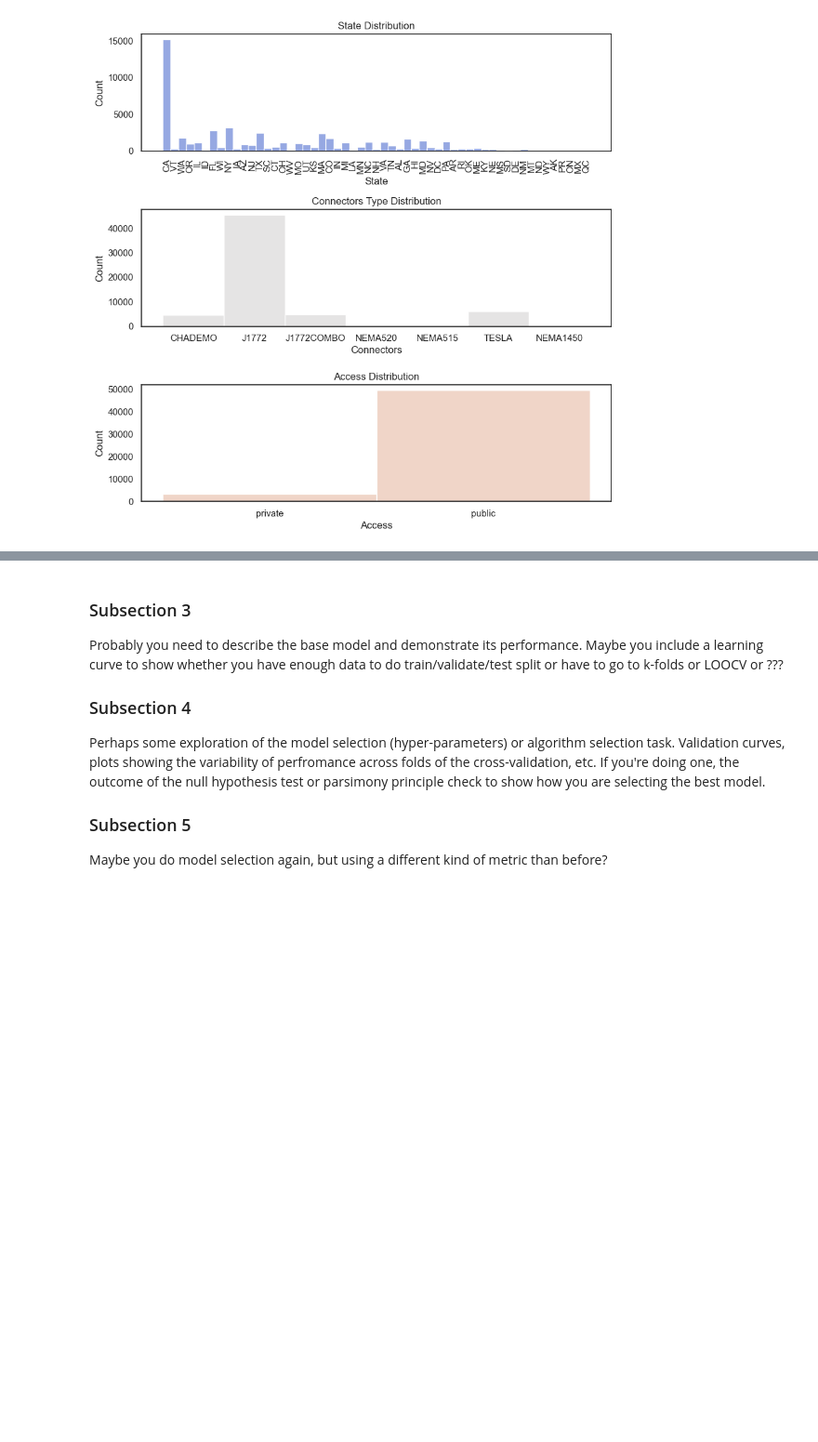
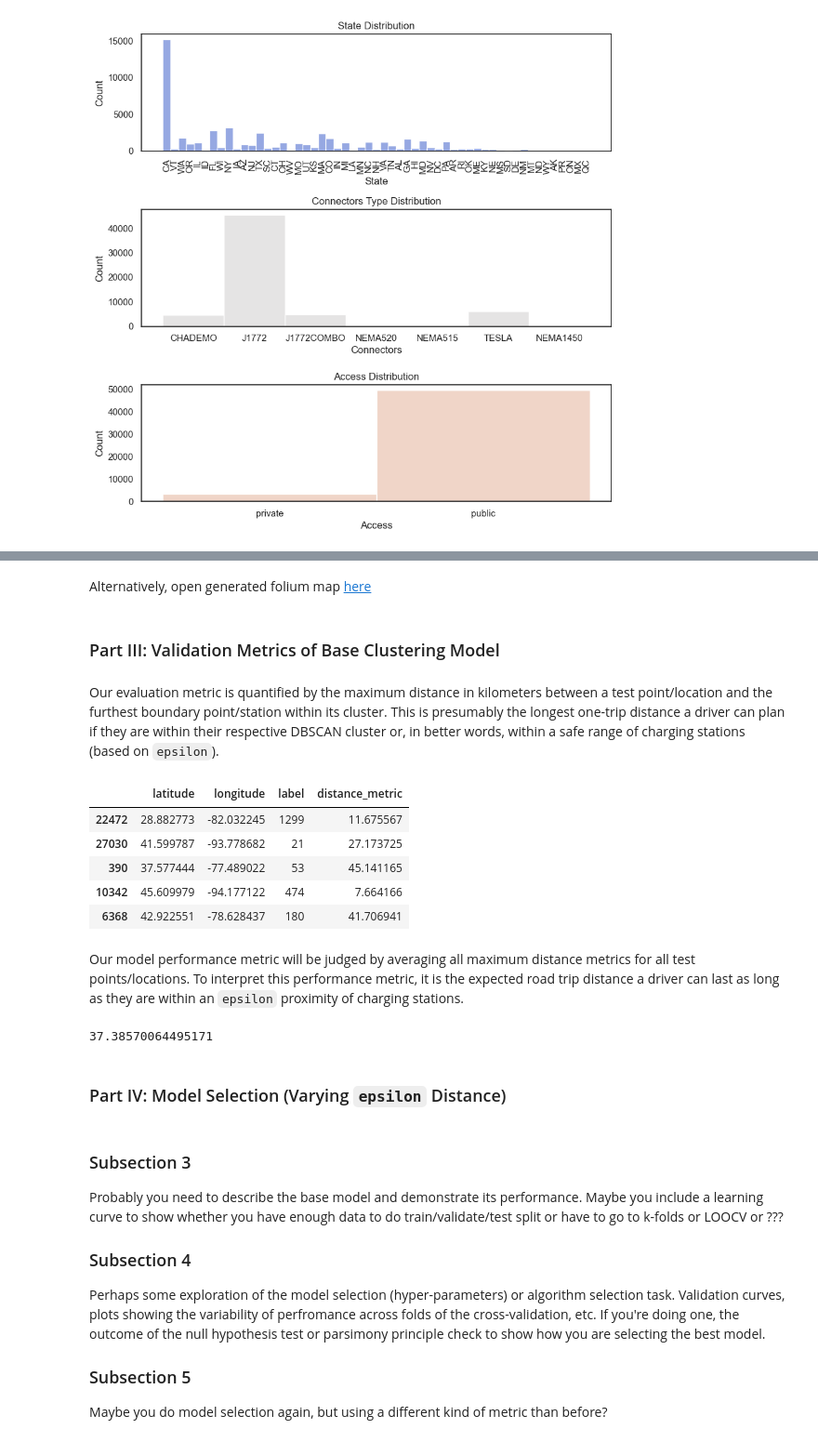
Before and after one commit to COGS118A/Group031-SP23, a Jupyter notebook: FinalProject_Group031-SP23.ipynb, the cells around one changed output, grey strips where cells are left out. Shown at 93% size. Cells and saved outputs as stored; diff of their text form; code cells hidden in the pictures; blank space fills up the shorter version.

Commit message:
dbscan + model metric

```diff
--- a/FinalProject_Group031-SP23.ipynb
+++ b/FinalProject_Group031-SP23.ipynb
@@ -119,7 +120,8 @@ stations_df = stations_df[['Station Name',
 # Convert NaN values in charger count to zero
 stations_df.update(stations_df[['EV Level1 EVSE Num', 'EV Level2 EVSE Num', 'EV DC Fast Count']].fillna(0))
 
-# Drop rows of ANY column that has missing data NaN
+# Drop rows of ANY column that has missing data NaN. Use dropped rows for validation later
+location_validation = stations_df.loc[stations_df.isnull().any(axis=1)]
 stations_df = stations_df.dropna(axis='index')
 
 # Rename columns
@@ -300,12 +353,70 @@ lst = centermost_points.tolist() # lst = [lat, lon]
 # %%
+# Classification of a random test point on folium map
+test_point = location_validation.sample(1)
+test_point_location = (test_point['latitude'], test_point['longitude'])
+test_point_label = int(test_point['label'])
+
+test_clusters = locations[station_labels == test_point_label]
+
 # Initialize folium map, centered at a kansas
 clustered_stations = folium.Map(location=[38.27312, -98.5821872], zoom_start=4)
 
 # Plot center of clustered stations on US map
-for centers in lst:
-    folium.Marker(centers).add_to(clustered_stations)
+for station in test_clusters:
+    folium.Marker(station).add_to(clustered_stations)
 
-#clustered_stations
+folium.Marker(test_point_location, icon=folium.Icon(color='red')).add_to(clustered_stations)
+
+clustered_stations.save('outputs/test_cluster.html')
+# %% [markdown]
+Alternatively, open generated folium map [here](outputs/test_cluster.html)
+# %% [markdown]
+### Part III: Validation Metrics of Base Clustering Model
+# %% [markdown]
+Our evaluation metric is quantified by the maximum distance in kilometers between a test point/location and the furthest boundary point/station within its cluster. This is presumably the longest one-trip distance a driver can plan if they are within their respective DBSCAN cluster or, in better words, within a safe range of charging stations (based on `epsilon`).
+# %%
+# Get furthest distance between test location and boundary point within their cluster
+station_clusters = pd.Series([locations[station_labels == i] for i in range(num_clusters)])
+distance_metric = []
+
+# Iterate through all test points to get distance metric
+for _, test_station in location_validation.iterrows():
+    test_location = (test_station['latitude'], test_station['longitude'])
+    label = int(test_station['label'])
+    max_distance = 0
+
+    # Iterate through all stations, compare for largest distance metric
+    for station in station_clusters[label]:
+        station = (station[0], station[1])
+        curr_distance = distance(station, test_location)
+
+        # Swap
+        if curr_distance > max_distance:
+            max_distance = curr_distance
+
+    # Append metric for one label iteration
+    distance_metric.append(max_distance.km)
+# %%
+# Add metric column to validation dataframe
+location_validation['distance_metric'] = distance_metric
+
+location_validation.head()
+# %% [output]
+|  | latitude | longitude | label | distance_metric |
+| 22472 | 28.882773 | -82.032245 | 1299 | 11.675567 |
+| 27030 | 41.599787 | -93.778682 | 21 | 27.173725 |
+| 390 | 37.577444 | -77.489022 | 53 | 45.141165 |
+| 10342 | 45.609979 | -94.177122 | 474 | 7.664166 |
+| 6368 | 42.922551 | -78.628437 | 180 | 41.706941 |
+# %% [markdown]
+Our model performance metric will be judged by averaging all maximum distance metrics for all test points/locations. To interpret this performance metric, it is the expected road trip distance a driver can last as long as they are within an `epsilon` proximity of charging stations.
+# %%
+# Model performance metric
+location_validation['distance_metric'].mean()
+# %% [output]
+37.38570064495171
+# %% [markdown]
+### Part IV: Model Selection (Varying `epsilon` Distance)
 # %% [markdown]
 ### Subsection 3
 
```
Also changed, not shown: parts of 27 cells of this notebook, 5 other files.
